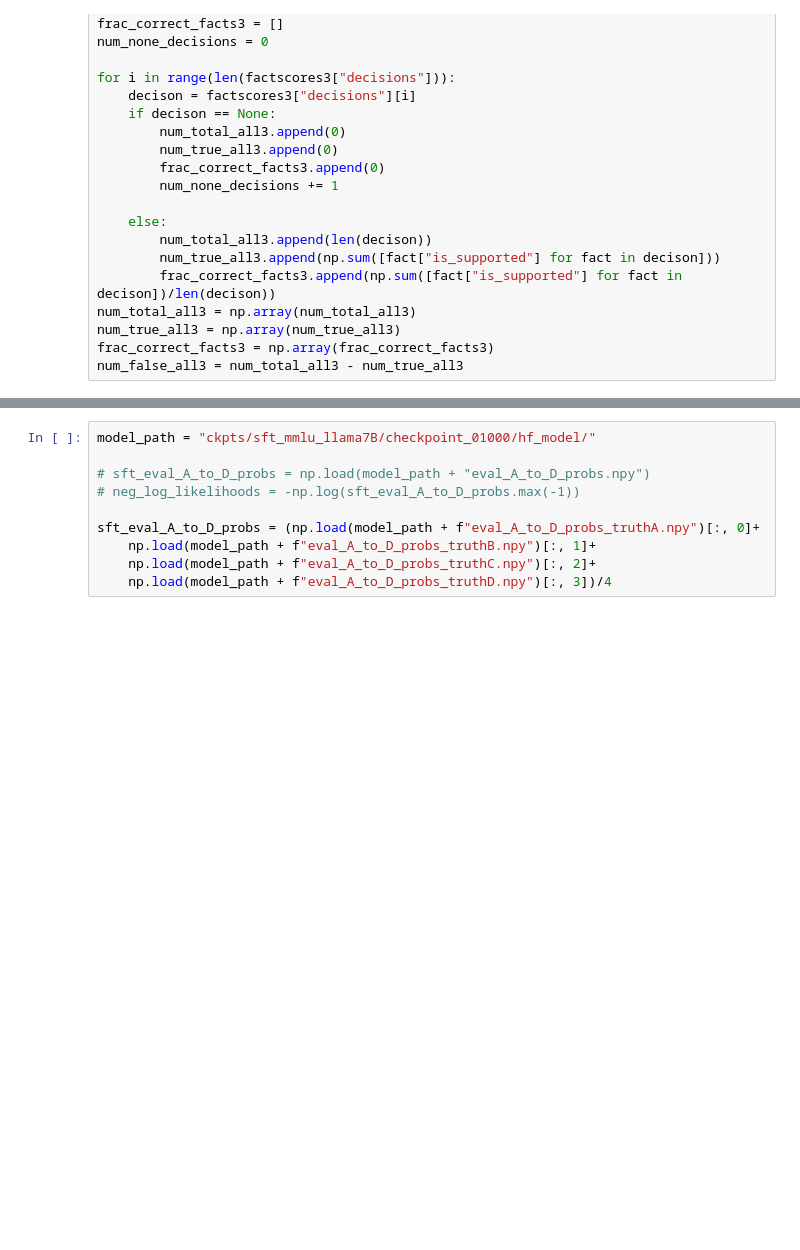
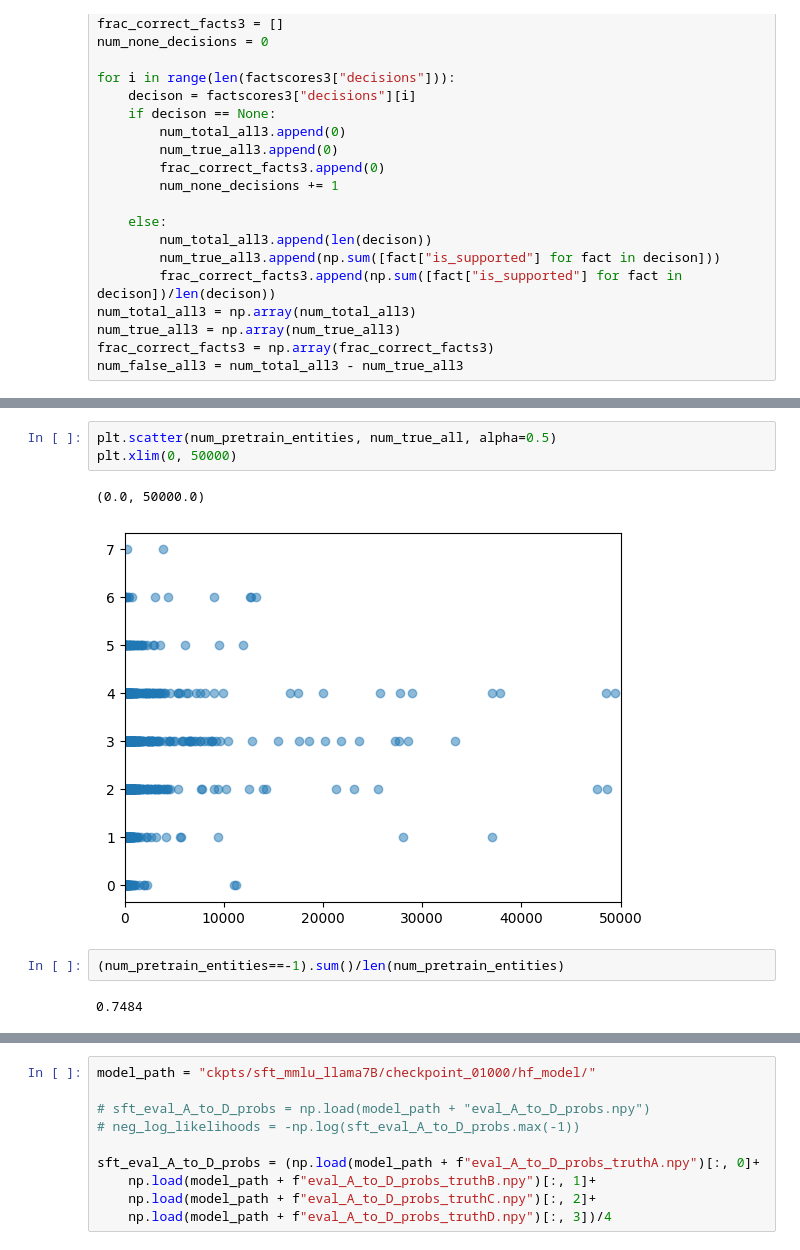
Before and after one commit to katiekang1998/llm_hallucinations, a Jupyter notebook: examples/analyze_bios_factuality2.ipynb, the cells around one changed output, grey strips where cells are left out. Cells and saved outputs as stored; diff of their text form; blank space fills up the shorter version.

```diff
--- a/examples/analyze_bios_factuality2.ipynb
+++ b/examples/analyze_bios_factuality2.ipynb
@@ -85 +88,11 @@ plt.scatter(perplexity, num_true_all)
+# %%
+plt.scatter(num_pretrain_entities, num_true_all, alpha=0.5)
+plt.xlim(0, 50000)
+# %% [output]
+(0.0, 50000.0)
+[figure, added]
+# %%
+(num_pretrain_entities==-1).sum()/len(num_pretrain_entities)
+# %% [output]
+0.7484
 # %%
```
Also changed, not shown: parts of 9 cells of this notebook, 43 other files.
